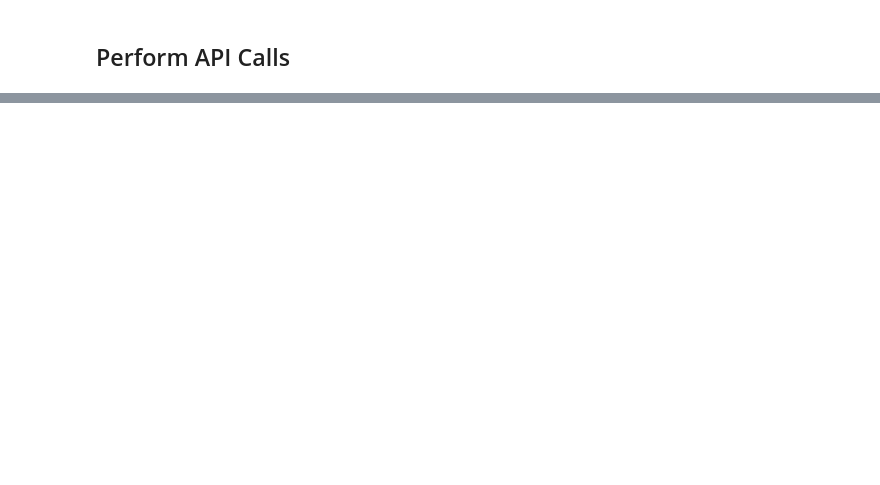
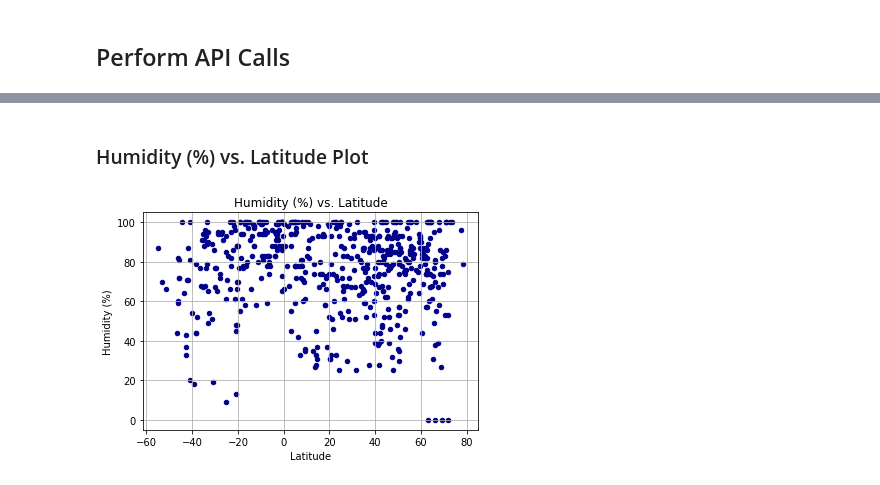
Before and after one commit to yuaher/Python-API-HW, a Jupyter notebook: WeatherPy.ipynb, the cells around one changed output, grey strips where cells are left out. Drawn from its saved outputs; the diff is of its cells as text; code cells hidden in the pictures; blank space fills up the shorter version.

```diff
--- a/WeatherPy.ipynb
+++ b/WeatherPy.ipynb
@@ -65,0 +214,12 @@ print(json.dumps(response, indent=4))
+# %% [markdown]
+### Humidity (%) vs. Latitude Plot
+# %%
+# Humidity (%) vs. Latitude
+
+cities_df.plot(kind='scatter',x='Lat',y='Humidity', c='DarkBlue')
+plt.title('Humidity (%) vs. Latitude')
+plt.xlabel('Latitude')
+plt.ylabel('Humidity (%)')
+plt.grid()
+# %% [output]
+[figure, added]
```
Also changed, not shown: parts of 26 cells of this notebook.
